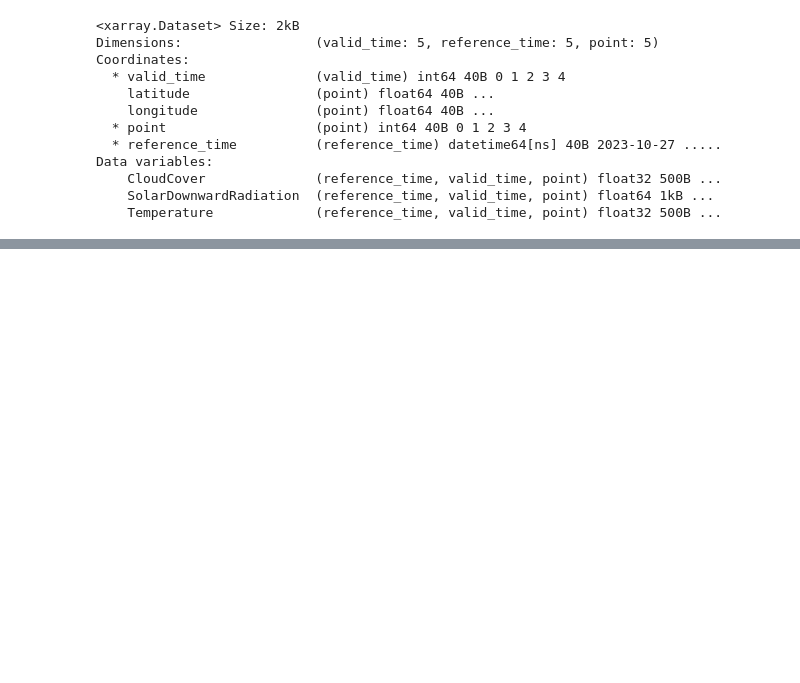
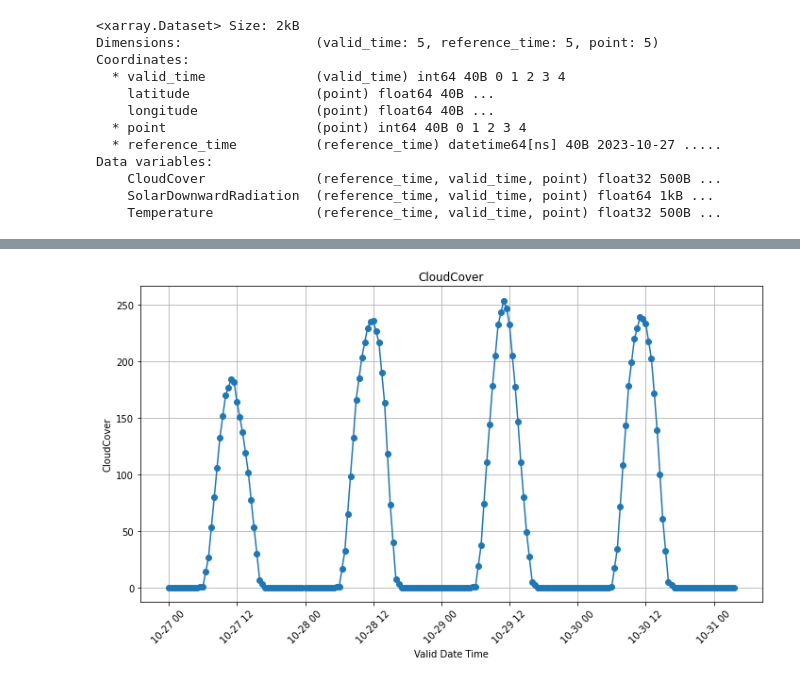
Before and after one commit to Honthagr/ProjetE4-DataScience, a Jupyter notebook: energy_data.ipynb, the cells around one changed output, grey strips where cells are left out. Cells and saved outputs as stored; diff of their text form; code cells hidden in the pictures; blank space fills up the shorter version.

```diff
--- a/energy_data.ipynb
+++ b/energy_data.ipynb
@@ -87,3 +102,22 @@ modelling_table.head()
+# %%
+# Convertir les colonnes en numpy array
+x = modelling_table["added_time"][:200].to_numpy()
+y = modelling_table["SolarDownwardRadiation"][:200].to_numpy()
+
+# Créer le tracé
+plt.figure(figsize=(10, 6))
+plt.plot(x, y, marker='o', linestyle='-')
+plt.title('CloudCover')
+plt.xlabel('Valid Date Time')
+plt.ylabel('CloudCover')
+plt.xticks(rotation=45)
+plt.grid(True)
+plt.tight_layout()
+
+# Afficher le tracé
+plt.show()
+# %% [output]
+[figure, added]
 # %%
 modelling_table[ modelling_table["Solar_MW"].isna()]
 # %% [output]
```
Also changed, not shown: parts of 3 cells of this notebook, 2 other files.
